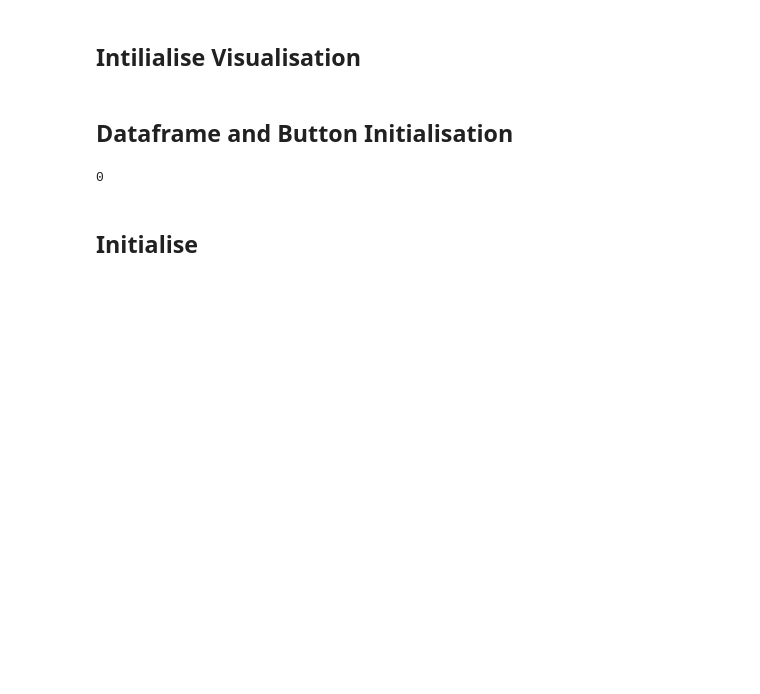
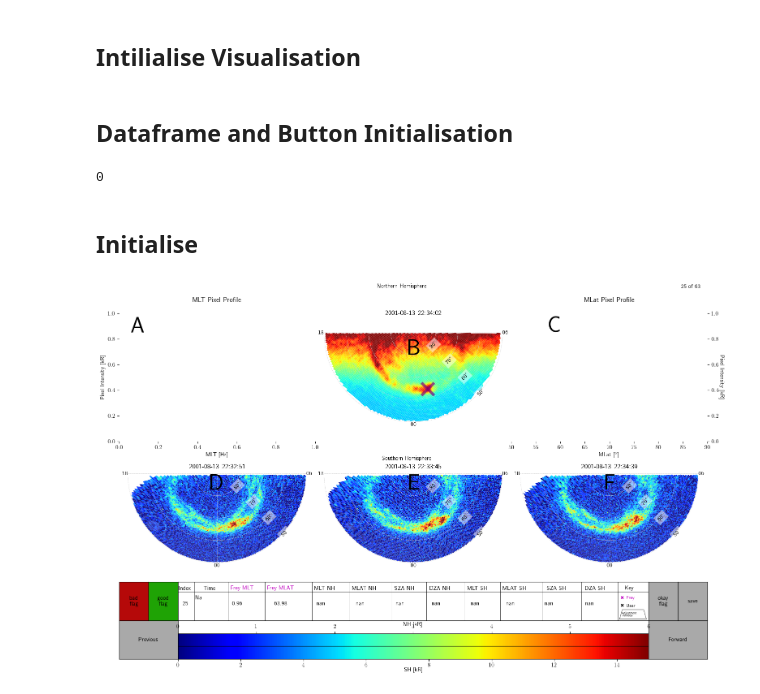
Before and after one commit to 08walkersj/Substorm_Onset_Conjugate_Displacement, a Jupyter notebook: Paper_Figures/Figure_1_4.ipynb, the cells around one changed output. Drawn from its saved outputs; the diff is of its cells as text; code cells hidden in the pictures; blank space fills up the shorter version.

Commit message:
provided example files to run visualisation figure

```diff
--- a/Paper_Figures/Figure_1_4.ipynb
+++ b/Paper_Figures/Figure_1_4.ipynb
@@ -408,6 +422,7 @@ data_frame_coords= [0.01, 0.04, 0.115,  0.205,
                     0.295, 0.379, 0.463,
                     0.540, 0.623, 0.698,
                     0.780, 0.866] # Where the data in the dataframe is placed
+plt.rcParams['axes.titlepad'] = 20  # Adjust vertical padding for titles
 
 fig= plt.figure(figsize=(20,10))
 plt.pause(.1)
@@ -416,7 +431,7 @@ plt.pause(.1)
 fig.set_size_inches(np.array([18.7, 11.05]))
 
 """ Further Setting up the Figure """
-gs= fig.add_gridspec(6, 7, width_ratios=[.15,.15,.7, 1, .7, .15, .15], height_ratios=[1, 1, 0.3, 0.1, .1, .1],
+gs= fig.add_gridspec(7, 7, width_ratios=[.15,.15,.7, 1, .7, .15, .15], height_ratios=[1, .1, 1, 0.3, 0.1, .1, .1],
                      wspace=0, hspace=0)
 
 # First Row
@@ -431,19 +446,24 @@ fig.text(.515, .8, 'B', va='center', ha='center', size=40, zorder=20000)
 fig.text(.7, .85, 'C', va='center', ha='center', size=40, zorder=20000)
 
 # Second Row
-SHpax1= polar(fig.add_subplot(gs[1,:3]), sector='night', lt_label='mlt', lat_label='mlat')
+SHpax1= polar(fig.add_subplot(gs[2,:3]), sector='night', lt_label='mlt', lat_label='mlat')
 SHpax1.axis_number=1
 # SHpax1.hemisphere='SH'
-SHpax2= polar(fig.add_subplot(gs[1,3]), sector='night', lt_label='mlt', lat_label='mlat')
+SHpax2= polar(fig.add_subplot(gs[2,3]), sector='night', lt_label='mlt', lat_label='mlat')
 SHpax2.axis_number=2
 # SHpax2.hemisphere='SH'
-SHpax2.ax.text(-0.35, 0.1, 'Southern Hemisphere')
-SHpax3= polar(fig.add_subplot(gs[1,4:]), sector='night', lt_label='mlt', lat_label='mlat')
+SHpax2.ax.text(-0.35, 0.15, 'Southern Hemisphere')
+SHpax3= polar(fig.add_subplot(gs[2,4:]), sector='night', lt_label='mlt', lat_label='mlat')
 SHpax3.axis_number=3
 # SHpax3.hemisphere='SH'
 fig.text(.255, .5, 'D', va='center', ha='center', size=40, zorder=20000)
 fig.text(.515, .5, 'E', va='center', ha='center', size=40, zorder=20000)
 fig.text(.773, .5, 'F', va='center', ha='center', size=40, zorder=20000)
+
+bbox= {'facecolor':'white', 'edgecolor':'none', 'alpha':.5, 'zorder':2}
+for ax in (NHpax, SHpax1, SHpax2, SHpax3):
+      ax.writeLTlabels()
+      ax.writeLATlabels(color='black', bbox=bbox)
 
 
 # Third Row
@@ -454,8 +474,8 @@ save_ax=fig.add_subplot(gs[-4, -1])
 okay_ax=fig.add_subplot(gs[-4, -2])
 bbad=Button(bad_ax, 'bad\nflag', hovercolor='#db0909', color='#b50909')
 bgood= Button(good_ax, 'good\nflag', hovercolor='#2ce014', color='#1fa305')
-bokay= Button(okay_ax, 'okay\nflag')
-bsave= Button(save_ax, 'save')
+bokay= Button(okay_ax, 'okay\nflag', color='darkgrey')
+bsave= Button(save_ax, 'save', color='darkgrey')
 
 # Fourth Row
 caxNH= fig.add_subplot(gs[-2, 2:-2])
@@ -466,8 +486,8 @@ caxNH.xaxis.set_label_position('top')
 # SHcax= NHcax.twinx()
 previous_ax= fig.add_subplot(gs[-3:, :2], zorder=-1)
 next_ax= fig.add_subplot(gs[-3:, -2:], zorder=-1)
-bprevious=Button(previous_ax, "Previous")
-bnext=Button(next_ax,"Forward")
+bprevious=Button(previous_ax, "Previous", color='darkgrey')
+bnext=Button(next_ax,"Forward", color='darkgrey')
 
 MLTax.set_title('MLT Pixel Profile')
 MLTax.set_frame_on(False)
@@ -493,7 +513,7 @@ text=[df_ax.text(0.002, .8, 'Index', size=size), df_ax.text(0.055, .8, 'Time', s
       df_ax.text(0.783, .8, 'SZA SH', size=size), df_ax.text(.865, .8, 'DZA SH', size=size),
       df_ax.text(0.95, .8, 'Key', size=size)]
 # Creating data frame cells
-line_kwargs={'color':'black', 'lw':.5}
+line_kwargs={'color':color, 'lw':.5}
 lines= [df_ax.plot([0.035]*2, [0, 1], **line_kwargs), df_ax.plot([0.108]*2, [0, 1], **line_kwargs),
         df_ax.plot([0.185]*2, [0, 1], **line_kwargs), df_ax.plot([0.285]*2, [0, 1], **line_kwargs),
         df_ax.plot([0.365]*2, [0, 1], **line_kwargs), df_ax.plot([0.455]*2, [0, 1], **line_kwargs),
@@ -501,12 +521,12 @@ lines= [df_ax.plot([0.035]*2, [0, 1], **line_kwargs), df_ax.plot([0.108]*2, [0,
         df_ax.plot([0.685]*2, [0, 1], **line_kwargs), df_ax.plot([0.774]*2, [0, 1], **line_kwargs),
         df_ax.plot([0.858]*2, [0, 1], **line_kwargs), df_ax.plot([0.935]*2, [0, 1], **line_kwargs)]
 key_size= 8
-df_ax.plot([0, 1], [0.75]*2, color='black', lw=0.85)
+df_ax.plot([0, 1], [0.75]*2, color=color, lw=0.85)
 s=20
 df_ax.scatter(0.944, 0.6, marker= 'x', color='m', s=s)
 df_ax.text(0.953, 0.55, s='Frey', color='m', size=key_size)
-df_ax.scatter(0.944, 0.4, marker= 'x', color='black', s=s)
-df_ax.text(0.953, 0.35, s='User', color='black', size=key_size)
+df_ax.scatter(0.944, 0.4, marker= 'x', color=color, s=s)
+df_ax.text(0.953, 0.35, s='User', color=color, size=key_size)
 df_ax.text(0.943, 0.22, s='Adjustment', size=2.6*key_size/4, va='top')
 df_ax.text(0.945, 0.16, s='Window', size=2.6*key_size/4, va='top')
 width= 0.057
@@ -518,7 +538,7 @@ y= 0.16
 #                                                y-height/2], color='m', lw=1)
 df_ax.plot([x+width/2, x+width/2.5] + [x-width/2.5, x-width/2]+ [x+width/2], [y-height/2, y+height/2,
                                                y+height/2, y-height/2,
-                                               y-height/2], color='black', lw=.5)
+                                               y-height/2], color=color, lw=.5)
 
 
 df_ax.set_xlim(0, 1)
@@ -584,0 +610,4 @@ for ax, file, kwargs in zip([NHpax, SHpax1, SHpax2, SHpax3], files, show_image_k
+# %%
+fig
+# %% [output]
+[figure, added]
```
Also changed, not shown: parts of 12 cells of this notebook, 4 other files.
